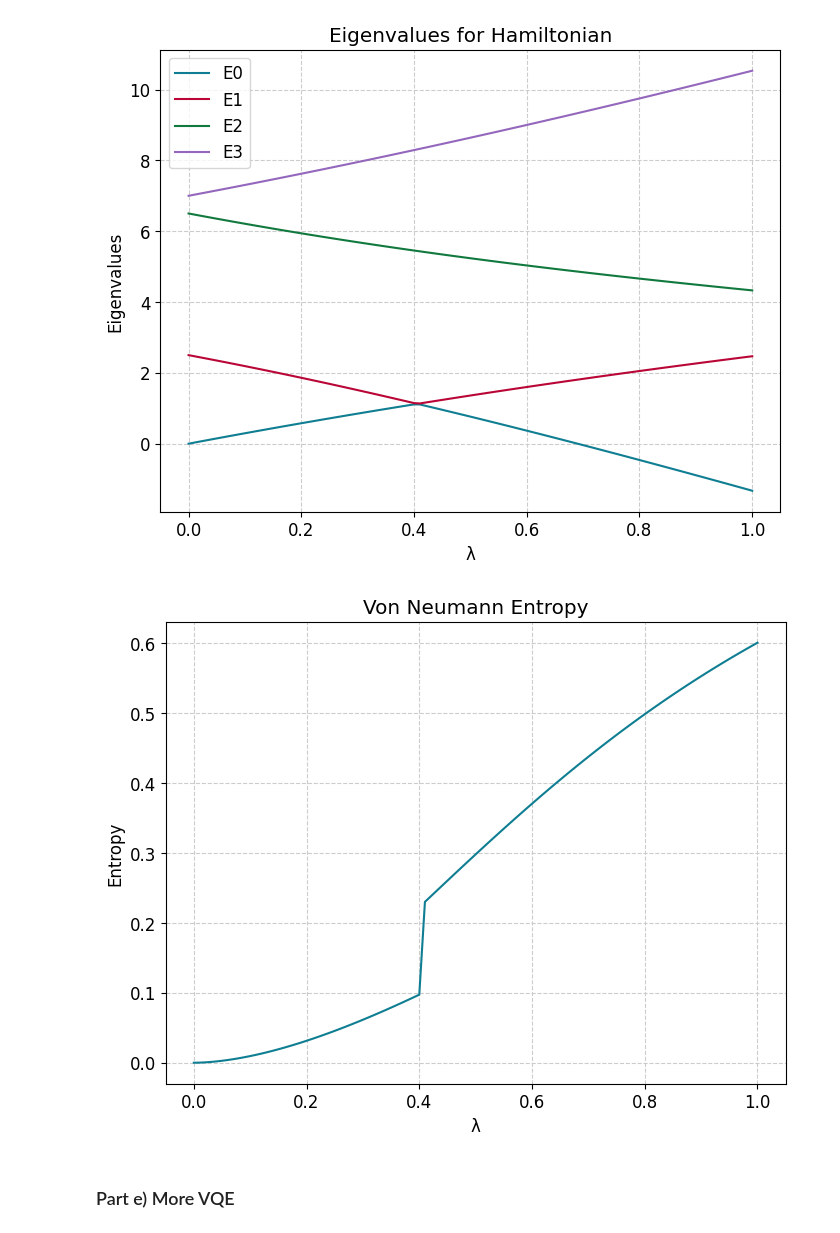
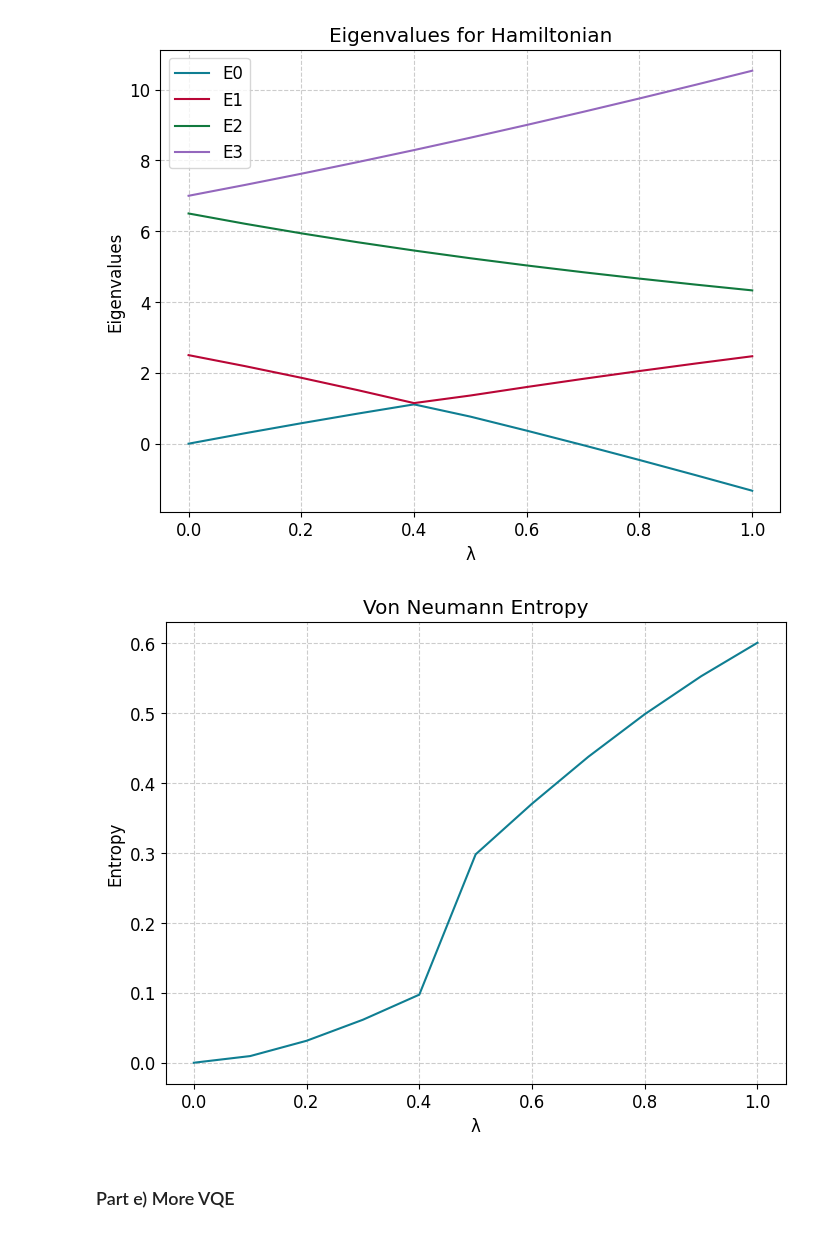
Before and after one commit to hishemok/FYS5419, a Jupyter notebook: Project1.ipynb, the cells around one changed output. Drawn from its saved outputs; the diff is of its cells as text; code cells hidden in the pictures.

```diff
--- a/Project1.ipynb
+++ b/Project1.ipynb
@@ -403,11 +403,11 @@ q11 = np.array([0,0,0,1])
 
 H0 = np.diag([0.0, 2.5, 6.5, 7.0])
 #pauli matrices
-σ_x = np.array([[0,1],[1,0]])
-σ_z = np.array([[1,0],[0,-1]])
+# σ_x = np.array([[0,1],[1,0]])
+# σ_z = np.array([[1,0],[0,-1]])
 #tensor product of pauli matrices
-σ_xσ_x = np.kron(σ_x,σ_x)
-σ_zσ_z = np.kron(σ_z,σ_z)
+σ_xσ_x = np.kron(σ_x(),σ_x())
+σ_zσ_z = np.kron(σ_z(),σ_z())
 #Hamiltonian
 Hx = 2.0
 Hz = 3.0
@@ -420,7 +420,7 @@ def Hamiltonian(lam: float) -> np.array:
     return H0 + lam * Hi
 
 #Compute eigenvalues
-lam_vals = np.linspace(0,1,101)
+lam_vals = np.linspace(0,1,11)
 eigenvalues = []
 eigenvectors = []
 for lam in lam_vals:
@@ -451,34 +451,34 @@ def von_neumann_entropy(rho: np.array) -> float:
 def density_matrix(eigvecs: np.array) -> np.array:
     """
     Returns the density matrix for a given state
     """
     return np.outer(eigvecs.T[0], eigvecs.T[0].conj())
 
 
-lam_vals = np.linspace(0,1,101)
+lam_vals = np.linspace(0,1,11)
 eigenvalues = np.zeros((len(lam_vals),4))
 eigenvectors = np.zeros((len(lam_vals),4,4),dtype=complex)
 
 entropies = np.zeros(len(lam_vals))
 
 for i,l in enumerate(lam_vals):
     eigvals, eigvecs = np.linalg.eigh(Hamiltonian(l))
     eigenvalues[i] = eigvals
     eigenvectors[i] = eigvecs
     dens_matrix = density_matrix(eigvecs)
     dens_a = np.trace(dens_matrix.reshape(2,2,2,2),axis1=0,axis2=2)
     dens_b = np.trace(dens_matrix.reshape(2,2,2,2),axis1=1,axis2=3)
 
     entropies[i] = von_neumann_entropy(dens_a)
 
 
 
 plt.plot(lam_vals, entropies)
 plt.xlabel("λ")
 plt.ylabel("Entropy")
 plt.title("Von Neumann Entropy")
 plt.show()
 # %% [output]
-[figure, old version]
+[figure, new version]
 # %% [markdown]
 ### Part e) More VQE
```
Also changed, not shown: parts of 9 cells of this notebook.
